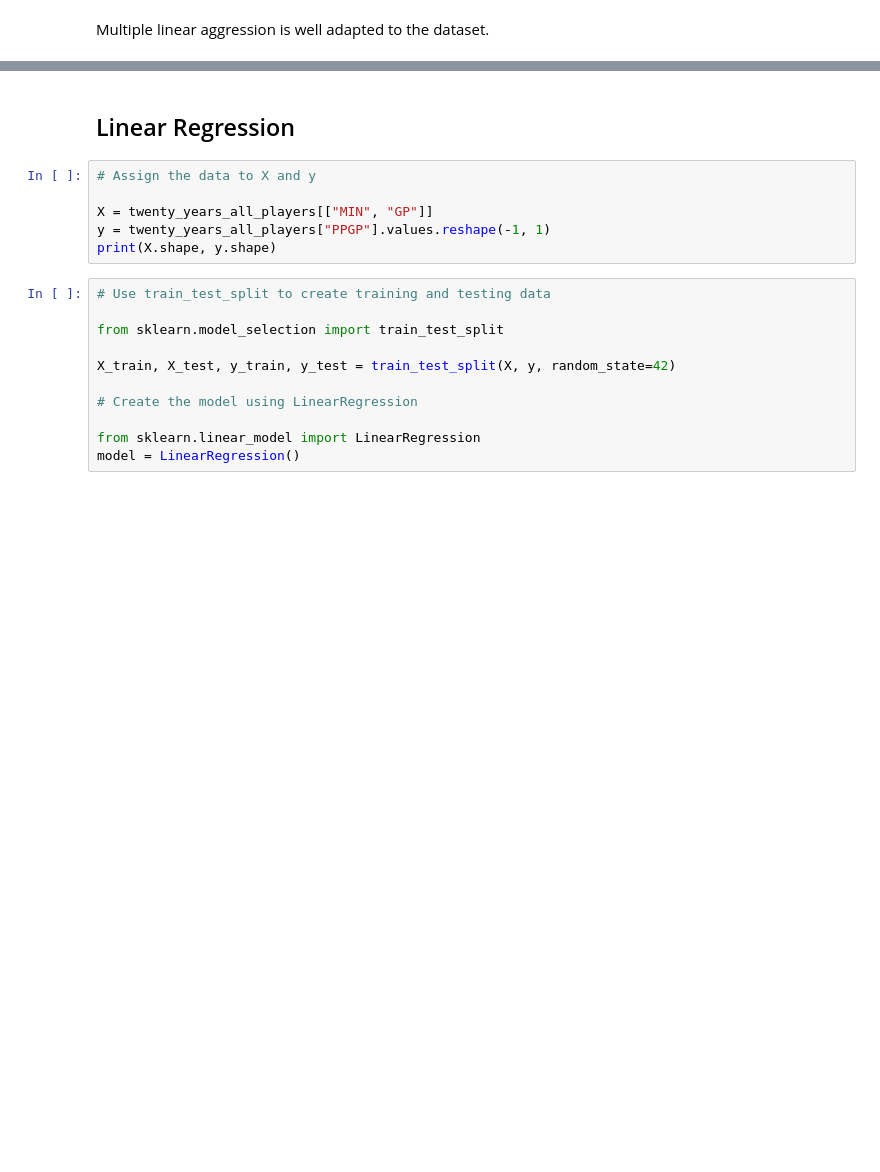
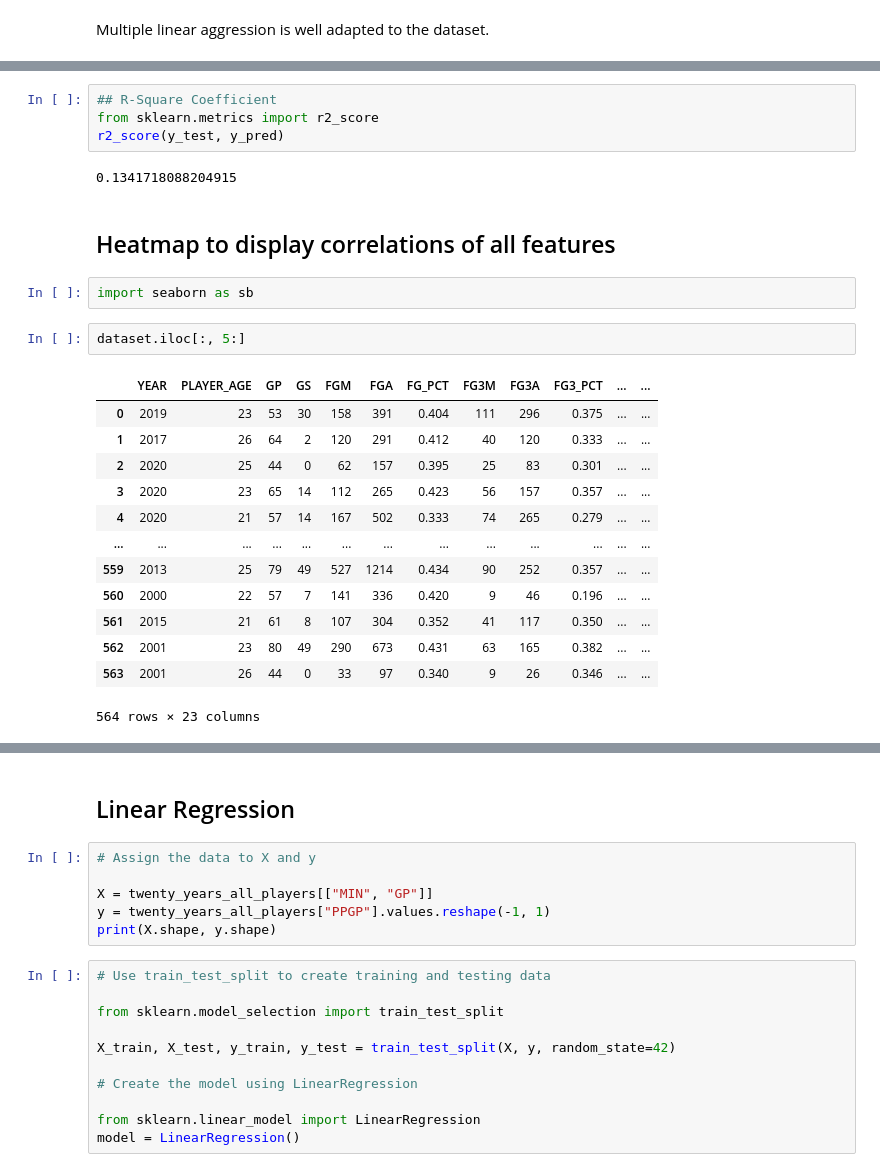
Before and after one commit to Fabiola-C14/Final-Project-NBA-Analysis, a Jupyter notebook: group_files/cpompa/notebooks/nba-ml-multi-linear-regression.ipynb, the cells around one changed output, grey strips where cells are left out. Cells and saved outputs as stored; diff of their text form; blank space fills up the shorter version.

```diff
--- a/group_files/cpompa/notebooks/nba-ml-multi-linear-regression.ipynb
+++ b/group_files/cpompa/notebooks/nba-ml-multi-linear-regression.ipynb
@@ -254,0 +262,26 @@ r2_score(y_test, y_pred)
+# %%
+## R-Square Coefficient
+from sklearn.metrics import r2_score
+r2_score(y_test, y_pred)
+# %% [output]
+0.1341718088204915
+# %% [markdown]
+## Heatmap to display correlations of all features
+# %%
+import seaborn as sb
+# %%
+dataset.iloc[:, 5:]
+# %% [output]
+|  | YEAR | PLAYER_AGE | GP | GS | FGM | FGA | FG_PCT | FG3M | FG3A | FG3_PCT | ... | ... |
+| 0 | 2019 | 23 | 53 | 30 | 158 | 391 | 0.404 | 111 | 296 | 0.375 | ... | ... |
+| 1 | 2017 | 26 | 64 | 2 | 120 | 291 | 0.412 | 40 | 120 | 0.333 | ... | ... |
+| 2 | 2020 | 25 | 44 | 0 | 62 | 157 | 0.395 | 25 | 83 | 0.301 | ... | ... |
+| 3 | 2020 | 23 | 65 | 14 | 112 | 265 | 0.423 | 56 | 157 | 0.357 | ... | ... |
+| 4 | 2020 | 21 | 57 | 14 | 167 | 502 | 0.333 | 74 | 265 | 0.279 | ... | ... |
+| ... | ... | ... | ... | ... | ... | ... | ... | ... | ... | ... | ... | ... |
+| 559 | 2013 | 25 | 79 | 49 | 527 | 1214 | 0.434 | 90 | 252 | 0.357 | ... | ... |
+| 560 | 2000 | 22 | 57 | 7 | 141 | 336 | 0.420 | 9 | 46 | 0.196 | ... | ... |
+| 561 | 2015 | 21 | 61 | 8 | 107 | 304 | 0.352 | 41 | 117 | 0.350 | ... | ... |
+| 562 | 2001 | 23 | 80 | 49 | 290 | 673 | 0.431 | 63 | 165 | 0.382 | ... | ... |
+| 563 | 2001 | 26 | 44 | 0 | 33 | 97 | 0.340 | 9 | 26 | 0.346 | ... | ... |
+564 rows × 23 columns
```
Also changed, not shown: parts of 54 cells of this notebook, 6 other files.
